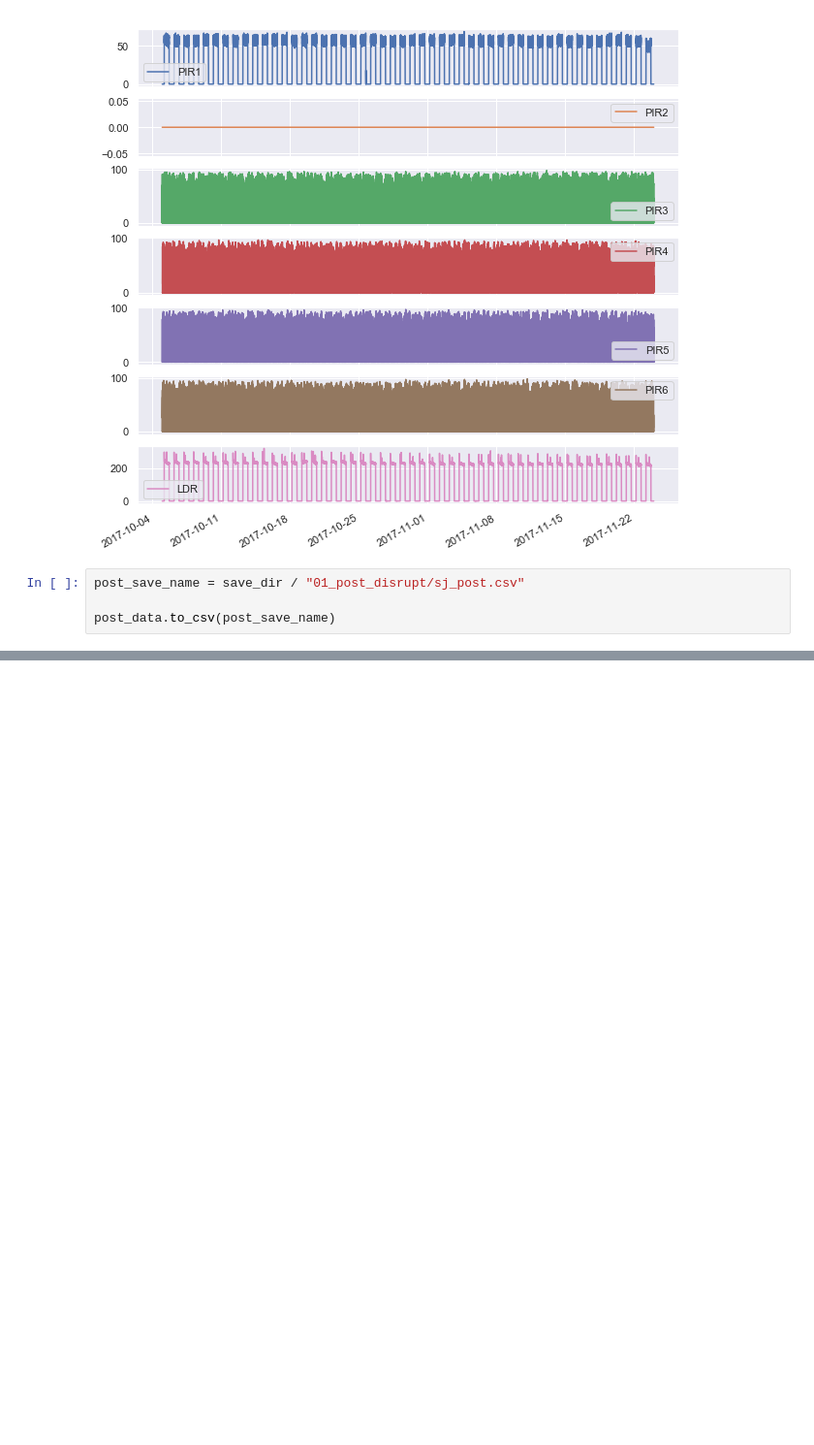
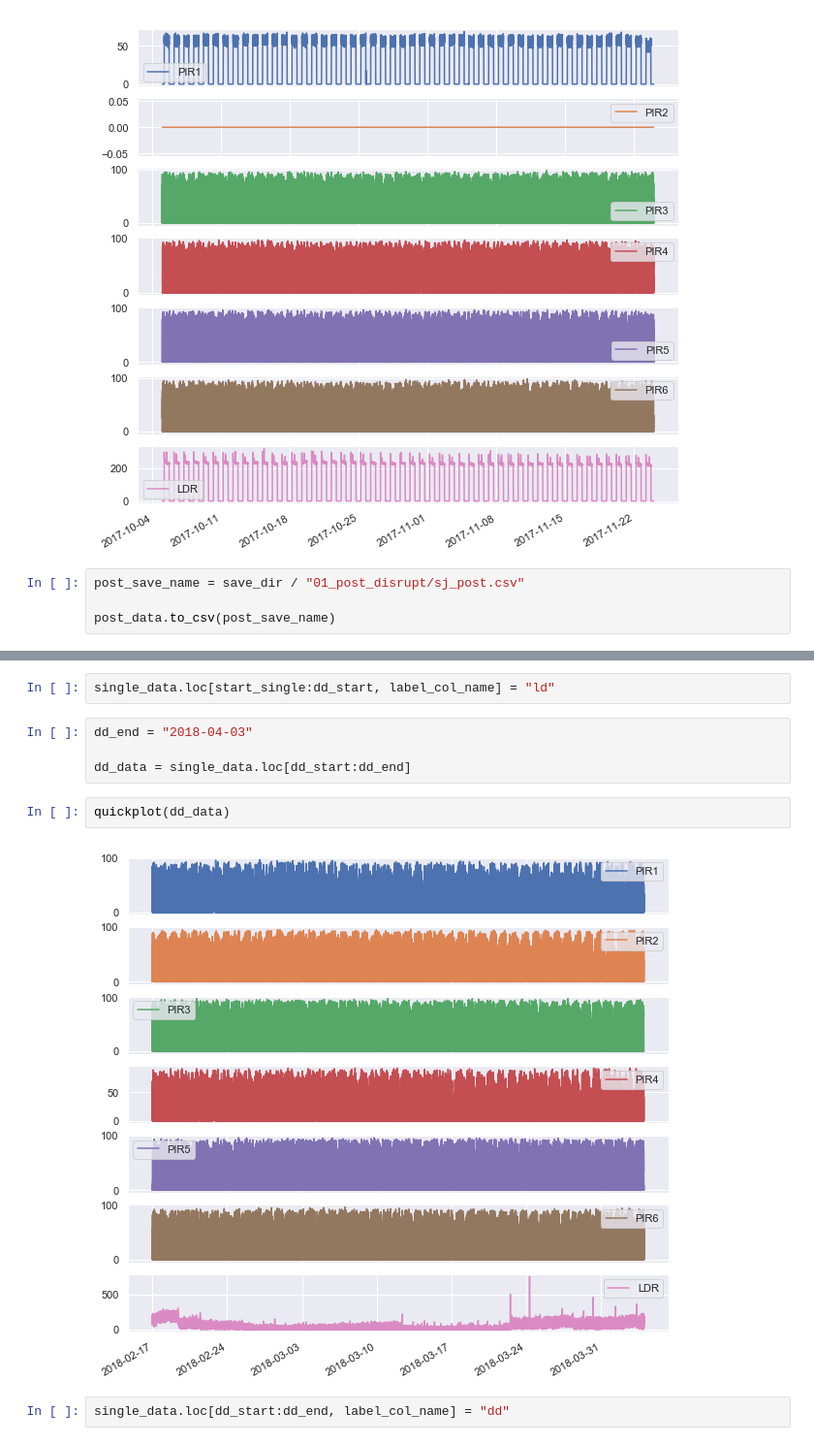
Before and after one commit to A-Fisk/04_ageing, a Jupyter notebook: 01_createfiles/5C.ipynb, the cells around one changed output, grey strips where cells are left out. Shown at 97% size. Cells and saved outputs as stored; diff of their text form; blank space fills up the shorter version.

```diff
--- a/01_createfiles/5C.ipynb
+++ b/01_createfiles/5C.ipynb
@@ -146,0 +170,12 @@ post_data.to_csv(post_save_name)
+# %%
+single_data.loc[start_single:dd_start, label_col_name] = "ld"
+# %%
+dd_end = "2018-04-03"
+
+dd_data = single_data.loc[dd_start:dd_end]
+# %%
+quickplot(dd_data)
+# %% [output]
+[figure, added]
+# %%
+single_data.loc[dd_start:dd_end, label_col_name] = "dd"
```
Also changed, not shown: parts of 8 cells of this notebook, 6 other files.
